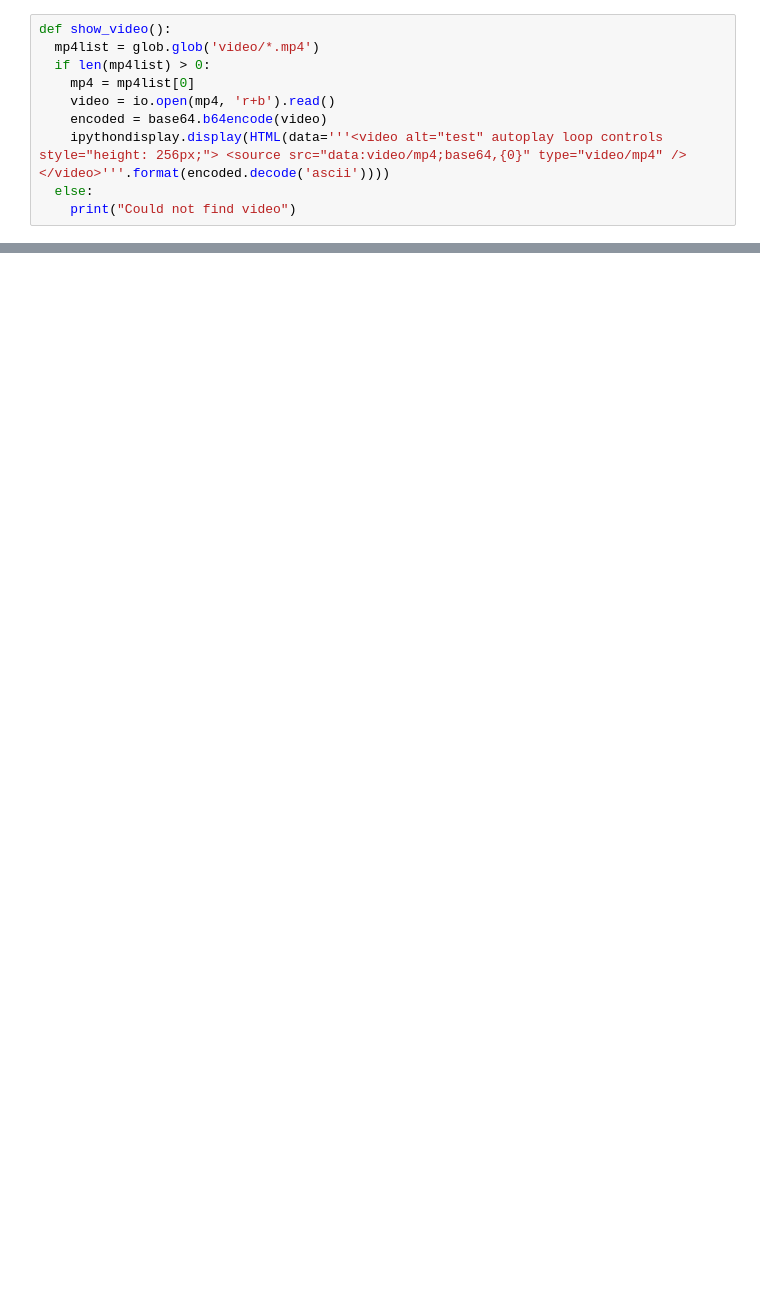
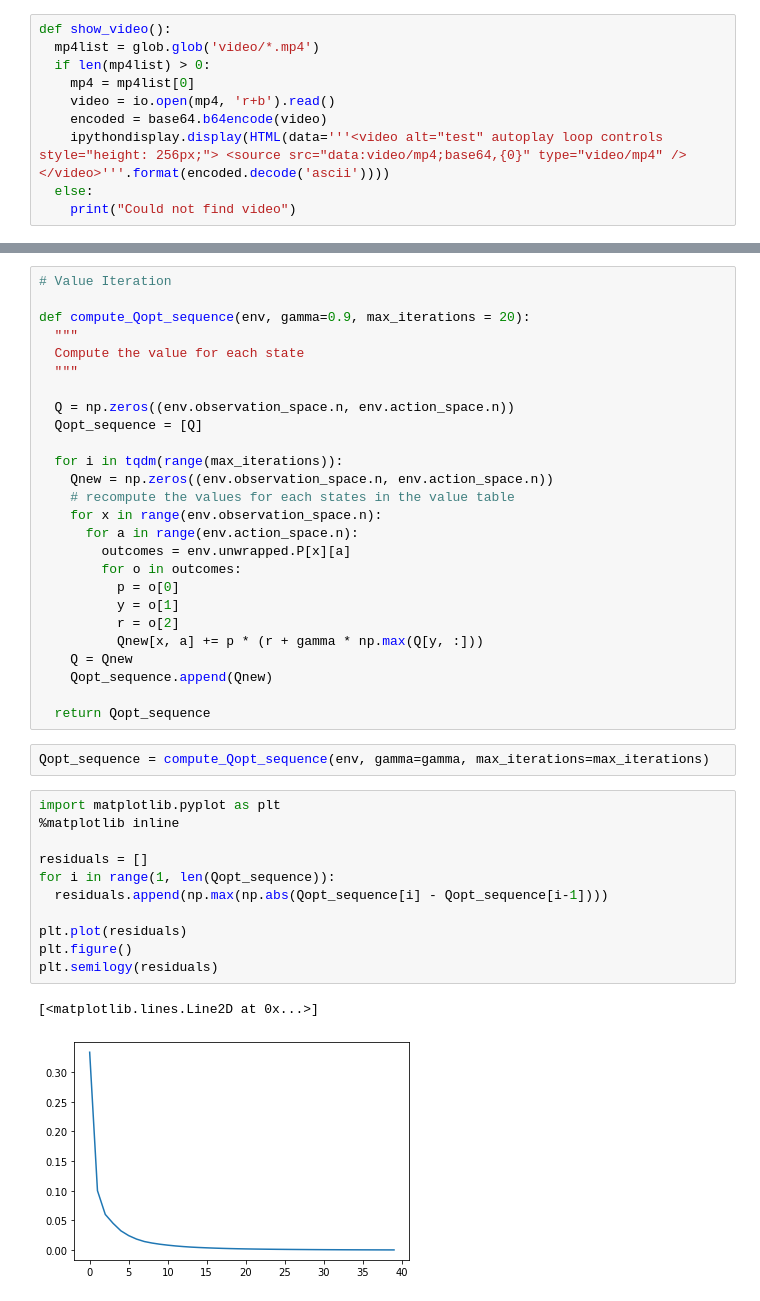
Before and after one commit to galleon/rugged-brains, a Jupyter notebook: part1.ipynb, the cells around one changed output, grey strips where cells are left out. Drawn from its saved outputs; the diff is of its cells as text; blank space fills up the shorter version.

```diff
--- a/part1.ipynb
+++ b/part1.ipynb
@@ -70,0 +142,42 @@ print('Observation space for Mountain car env: '+str(env.observation_space))
+# %%
+# Value Iteration
+
+def compute_Qopt_sequence(env, gamma=0.9, max_iterations = 20):
+  """
+  Compute the value for each state
+  """
+
+  Q = np.zeros((env.observation_space.n, env.action_space.n))
+  Qopt_sequence = [Q]
+
+  for i in tqdm(range(max_iterations)):
+    Qnew = np.zeros((env.observation_space.n, env.action_space.n))
+    # recompute the values for each states in the value table
+    for x in range(env.observation_space.n):
+      for a in range(env.action_space.n):
+        outcomes = env.unwrapped.P[x][a]
+        for o in outcomes:
+          p = o[0]
+          y = o[1]
+          r = o[2]
+          Qnew[x, a] += p * (r + gamma * np.max(Q[y, :]))
+    Q = Qnew
+    Qopt_sequence.append(Qnew)
+
+  return Qopt_sequence
+# %%
+Qopt_sequence = compute_Qopt_sequence(env, gamma=gamma, max_iterations=max_iterations)
+# %%
+import matplotlib.pyplot as plt
+%matplotlib inline
+
+residuals = []
+for i in range(1, len(Qopt_sequence)):
+  residuals.append(np.max(np.abs(Qopt_sequence[i] - Qopt_sequence[i-1])))
+
+plt.plot(residuals)
+plt.figure()
+plt.semilogy(residuals)
+# %% [output]
+[<matplotlib.lines.Line2D at 0x...>]
+[figure, added]
```
Also changed, not shown: parts of 41 cells of this notebook.
